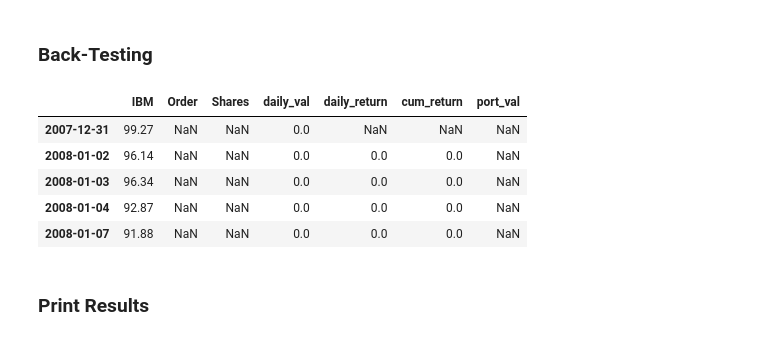
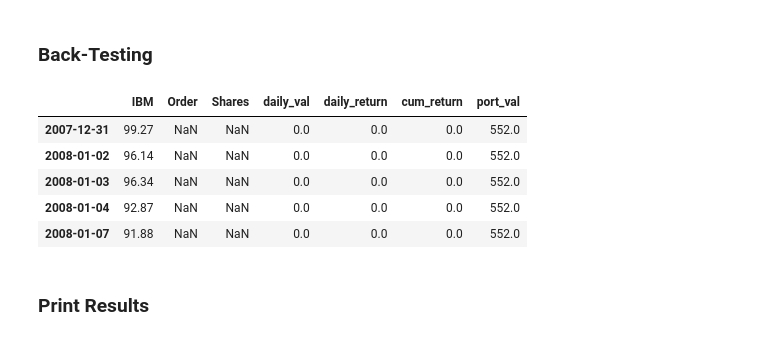
Before and after one commit to Carmine977/trading-strategy, a Jupyter notebook: back-testing.ipynb, the cells around one changed output. Saved outputs shown, nothing was run; the diff lists cells and outputs as text; code cells hidden in the pictures.

```diff
--- a/back-testing.ipynb
+++ b/back-testing.ipynb
@@ -26,6 +25,7 @@ file_name = os.path.join(folder_strategy, '{}.csv'.format(file_strategy))
 # %%
 # Load orders
 orders = pd.read_csv(file_name, index_col=0, parse_dates=True)
+stock = orders.ix[0]['Symbol']
 orders.head()
 # %% [output]
 |  | Symbol | Order | Shares | Price |
@@ -56,39 +56,40 @@ hold = False
 
 # Compute portfolio daily value
 for i, row in df.iterrows():
 
     if row['Order'] == 'BUY':
         hold = True
         n_stocks = row['Shares']
 
     if hold == True:
         df.loc[i, 'Shares'] = n_stocks # replicate shares when stock is hold
         df.loc[i, 'daily_val'] = n_stocks * row[stock]
 
     if row['Order'] == 'SELL':
         hold = False
 
 # Compute daily returns
 df['daily_return'] = df['daily_val'].diff()
-# Reset to 0 not valid daily_returns
+# Reset to 0 NaN and not valid daily_returns
+df.ix[0, 'daily_return'] = 0
 for (index1, row1),(index2, row2) in izip(df.iterrows(), df[1:].iterrows()):
     if np.isnan(row1['Shares']) or np.isnan(row2['Shares']):
         df.loc[index2, 'daily_return'] = 0.0
 df['cum_return'] = df['daily_return'].cumsum()
 
 # Compute cumulative portfolio value
 T0 = df[df['Order']=='BUY'].index[0] # Timestamp @ first investment
 Val0 = df.ix[T0]['daily_val'] # Initial portfolio value
 df['port_val'] = df['cum_return'] + Val0
-df.loc[:df.index.get_loc(T0), 'port_val'] = np.nan
+#df.loc[:df.index.get_loc(T0), 'port_val'] = np.nan
 
 df.head()
 # %% [output]
 |  | IBM | Order | Shares | daily_val | daily_return | cum_return | port_val |
-| 2007-12-31 | 99.27 | NaN | NaN | 0.0 | NaN | NaN | NaN |
-| 2008-01-02 | 96.14 | NaN | NaN | 0.0 | 0.0 | 0.0 | NaN |
-| 2008-01-03 | 96.34 | NaN | NaN | 0.0 | 0.0 | 0.0 | NaN |
-| 2008-01-04 | 92.87 | NaN | NaN | 0.0 | 0.0 | 0.0 | NaN |
-| 2008-01-07 | 91.88 | NaN | NaN | 0.0 | 0.0 | 0.0 | NaN |
+| 2007-12-31 | 99.27 | NaN | NaN | 0.0 | 0.0 | 0.0 | 552.0 |
+| 2008-01-02 | 96.14 | NaN | NaN | 0.0 | 0.0 | 0.0 | 552.0 |
+| 2008-01-03 | 96.34 | NaN | NaN | 0.0 | 0.0 | 0.0 | 552.0 |
+| 2008-01-04 | 92.87 | NaN | NaN | 0.0 | 0.0 | 0.0 | 552.0 |
+| 2008-01-07 | 91.88 | NaN | NaN | 0.0 | 0.0 | 0.0 | 552.0 |
 # %% [markdown]
 ### Print Results
```
Also changed, not shown: parts of 6 cells of this notebook, 9 other files.
